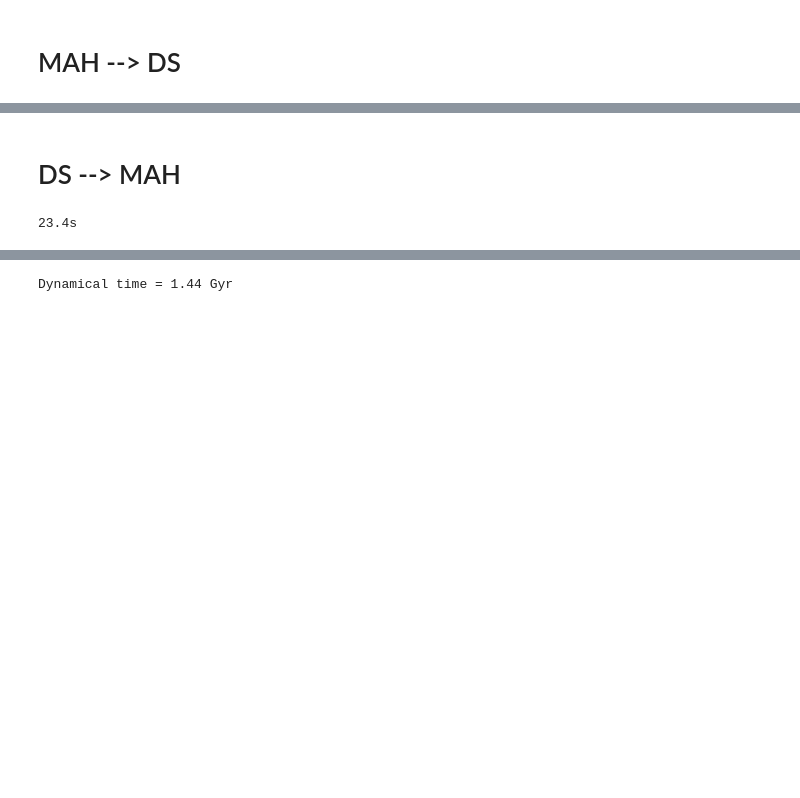
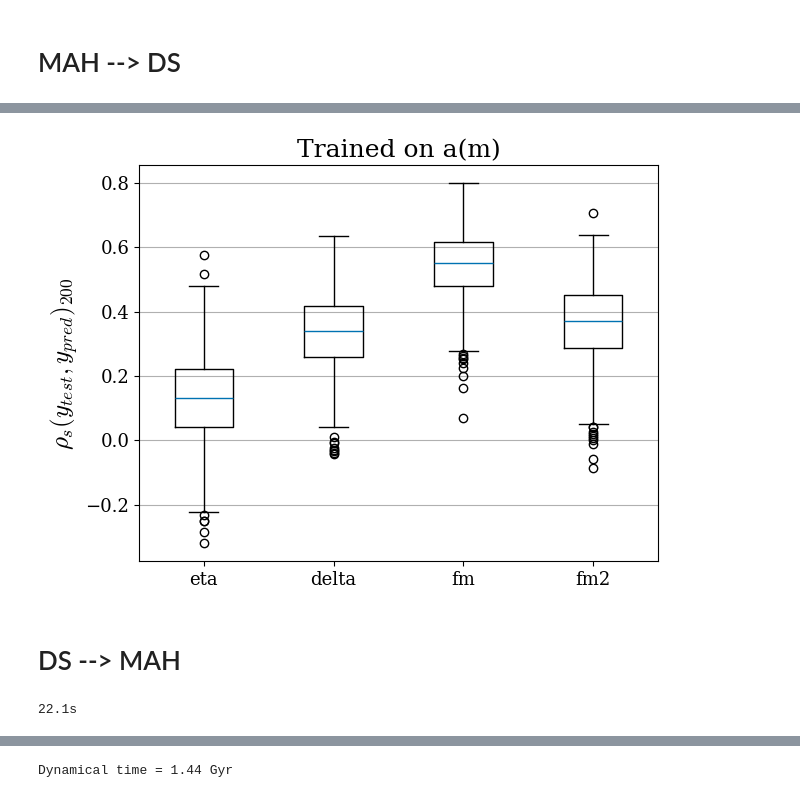
Before and after one commit to Kabelo-T/cluster_morph, a Jupyter notebook: multicam.ipynb, the cells around one changed output, grey strips where cells are left out. Saved outputs shown, nothing was run; the diff lists cells and outputs as text; code cells hidden in the pictures; blank space fills up the shorter version.

```diff
--- a/multicam.ipynb
+++ b/multicam.ipynb
@@ -150,3 +191,13 @@ plt.show()
+# %%
+fig, axs = plt.subplots(1, 1)
+axs.boxplot([eta, delta, fm, fm2], tick_labels=['eta', 'delta', 'fm', 'fm2'])
+axs.yaxis.grid(True)
+axs.set_ylabel(r'$\rho_s (y_{test}, y_{pred})_{200}$')
+axs.set_title('Trained on a(m)')
+plt.tight_layout()
+plt.show()
+# %% [output]
+[figure, added]
 # %% [markdown]
 # DS --> MAH
 # %%
@@ -165,19 +211,11 @@ labels = [r'$\eta_{200c}$', r'$\Delta_{200c}$', r'$f_{m, 200c}$', r'$f_{m2, 200c
 # %%
-# # X = All DS + m14
+# X = All DS + m14
 
 start = time.time()
-
 x = np.vstack([df['eta_200[3]'], df['delta_200[4]'], df['fm_200[5]'], df['fm2_200[6]'], df['3d']]).T
-y = mah
-sp_corr = multicorr(x, y)
-
-ap25, ap50, ap75 = [], [], []
-for x in sp_corr.T:
-    ap25.append(np.percentile(x, q=25))
-    ap50.append(np.percentile(x, q=50))
-    ap75.append(np.percentile(x, q=75))
-
+y = ma
+_, ap25, ap50, ap75 = multicorr(x, y)
 end = time.time()
 print(f'{end - start:.1f}s')
 # %% [output]
-23.4s
+22.1s
```
Also changed, not shown: parts of 60 cells of this notebook, 2 other files.
